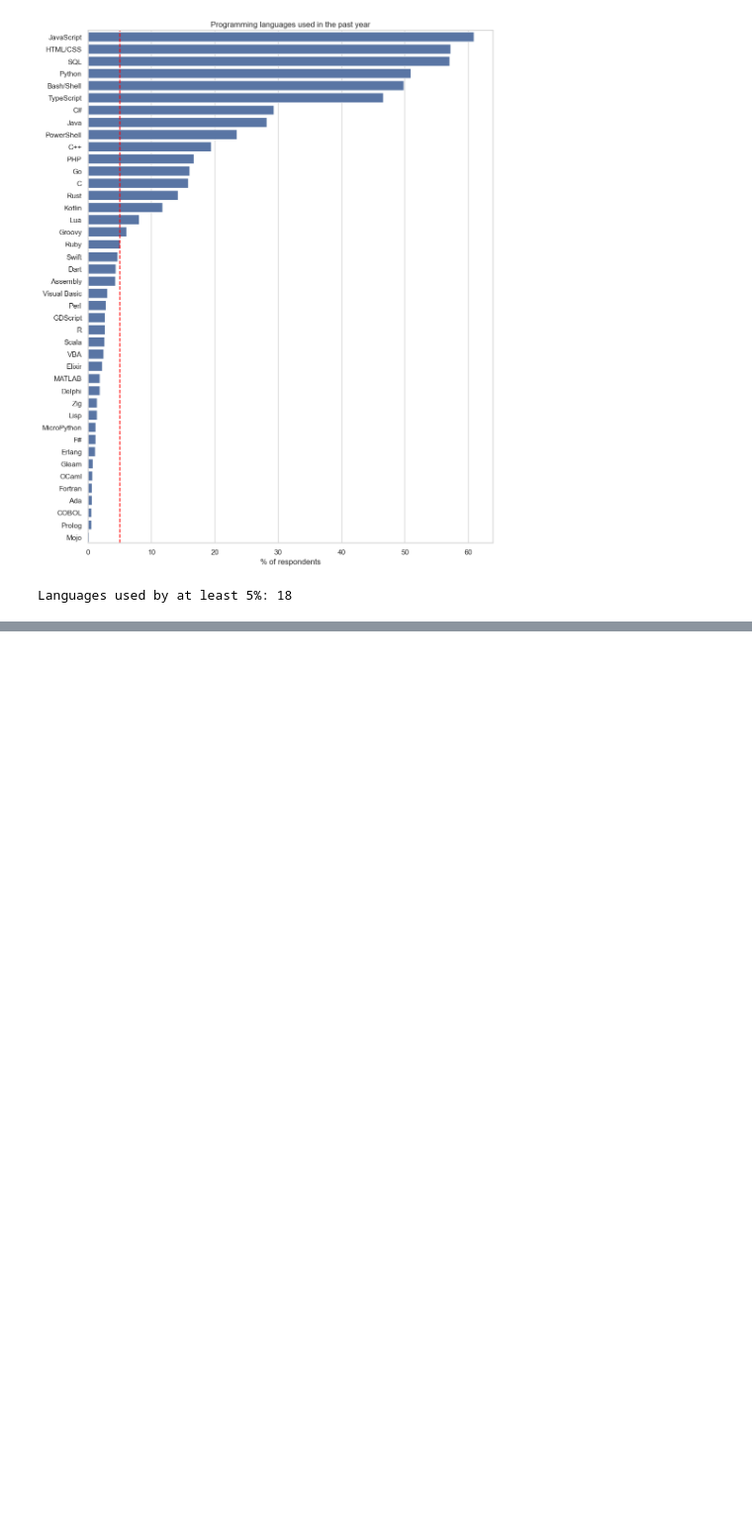
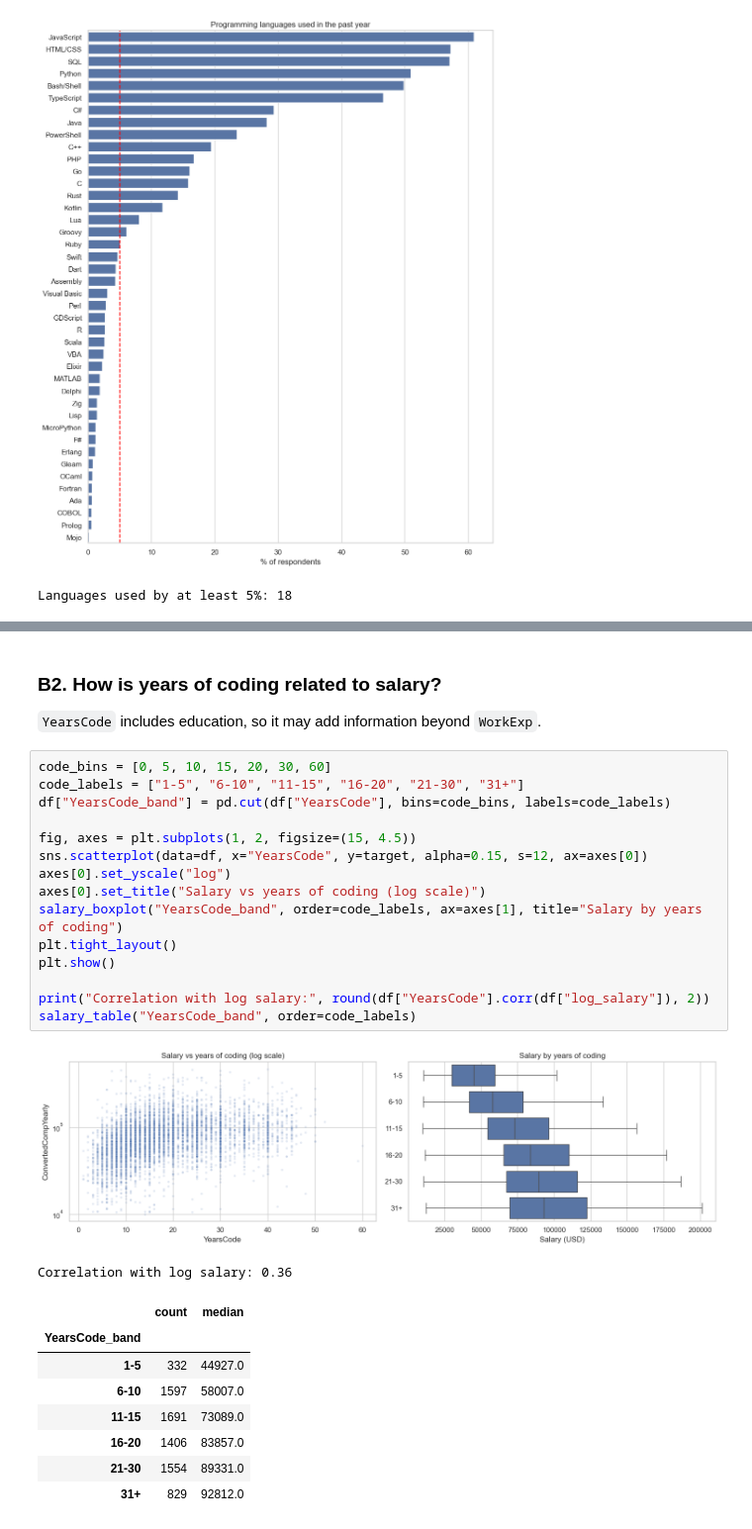
Before and after one commit to berkerild/developer-salary-prediction, a Jupyter notebook: notebooks/02_eda_statistics.ipynb, the cells around one changed output, grey strips where cells are left out. Shown at 99% size. Drawn from its saved outputs; the diff is of its cells as text; blank space fills up the shorter version.

```diff
--- a/notebooks/02_eda_statistics.ipynb
+++ b/notebooks/02_eda_statistics.ipynb
@@ -180,0 +235,30 @@ Notes:
+# %% [markdown]
+### B2. How is years of coding related to salary?
+
+`YearsCode` includes education, so it may add information beyond `WorkExp`.
+# %%
+code_bins = [0, 5, 10, 15, 20, 30, 60]
+code_labels = ["1-5", "6-10", "11-15", "16-20", "21-30", "31+"]
+df["YearsCode_band"] = pd.cut(df["YearsCode"], bins=code_bins, labels=code_labels)
+
+fig, axes = plt.subplots(1, 2, figsize=(15, 4.5))
+sns.scatterplot(data=df, x="YearsCode", y=target, alpha=0.15, s=12, ax=axes[0])
+axes[0].set_yscale("log")
+axes[0].set_title("Salary vs years of coding (log scale)")
+salary_boxplot("YearsCode_band", order=code_labels, ax=axes[1], title="Salary by years of coding")
+plt.tight_layout()
+plt.show()
+
+print("Correlation with log salary:", round(df["YearsCode"].corr(df["log_salary"]), 2))
+salary_table("YearsCode_band", order=code_labels)
+# %% [output]
+[figure, added]
+Correlation with log salary: 0.36
+|  | count | median |
+| YearsCode_band |  |  |
+| 1-5 | 332 | 44927.0 |
+| 6-10 | 1597 | 58007.0 |
+| 11-15 | 1691 | 73089.0 |
+| 16-20 | 1406 | 83857.0 |
+| 21-30 | 1554 | 89331.0 |
+| 31+ | 829 | 92812.0 |
```
Also changed, not shown: parts of 47 cells of this notebook.
